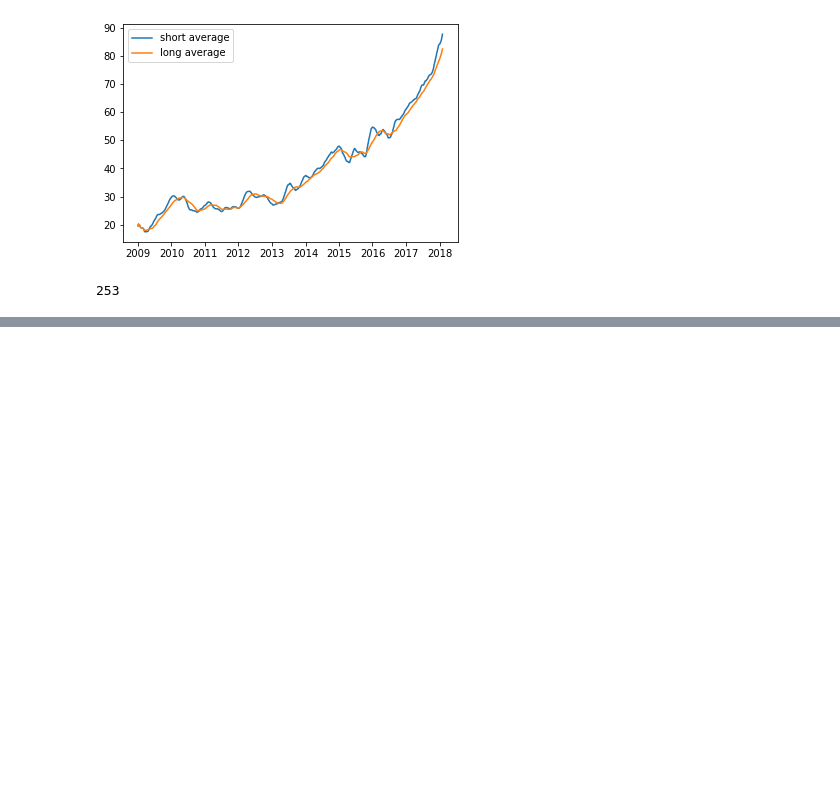
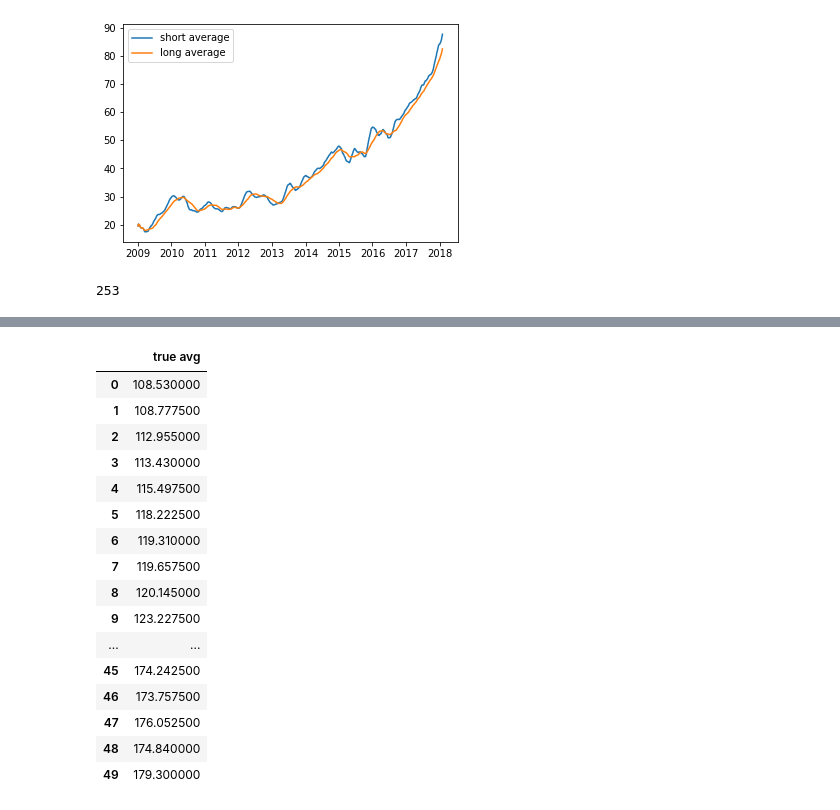
Before and after one commit to VioletD789/Algo-Trading, a Jupyter notebook: Practice.ipynb, the cells around one changed output, grey strips where cells are left out. Cells and saved outputs as stored; diff of their text form; code cells hidden in the pictures; blank space fills up the shorter version.

```diff
--- a/Practice.ipynb
+++ b/Practice.ipynb
@@ -382,0 +400,23 @@ ValueError: Error when checking input: expected bidirectional_input to have 3 di
+# %%
+testRange = selectInterval("2017-01-06","2018-01-11",adobeDf)
+trueAvg = createDf(["true avg"],meanStd(testRange, 'Adj. Close', 5)[0])
+#trueAvg = trueAvg.reshape(50,5,1)
+trueAvg
+# %% [output]
+|  | true avg |
+| 0 | 108.530000 |
+| 1 | 108.777500 |
+| 2 | 112.955000 |
+| 3 | 113.430000 |
+| 4 | 115.497500 |
+| 5 | 118.222500 |
+| 6 | 119.310000 |
+| 7 | 119.657500 |
+| 8 | 120.145000 |
+| 9 | 123.227500 |
+| ... | ... |
+| 45 | 174.242500 |
+| 46 | 173.757500 |
+| 47 | 176.052500 |
+| 48 | 174.840000 |
+| 49 | 179.300000 |
```
Also changed, not shown: parts of 10 cells of this notebook, 1 other file.
